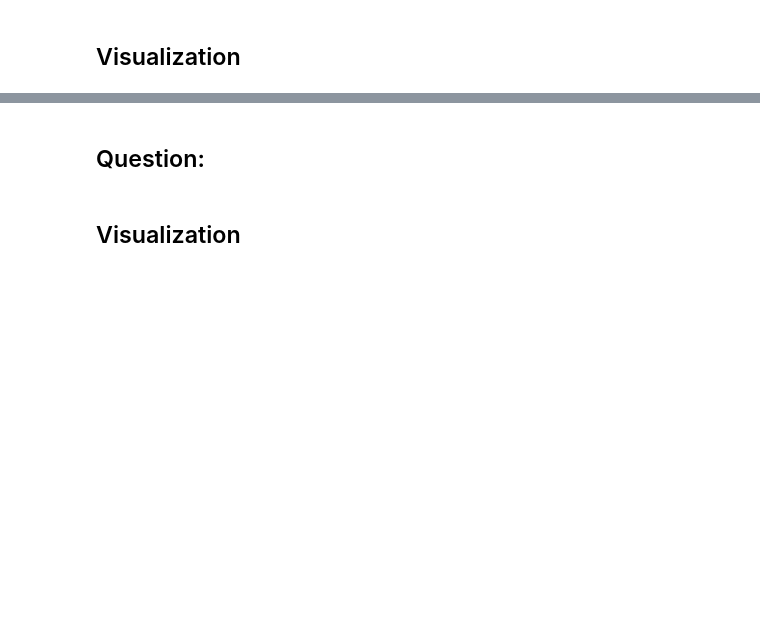
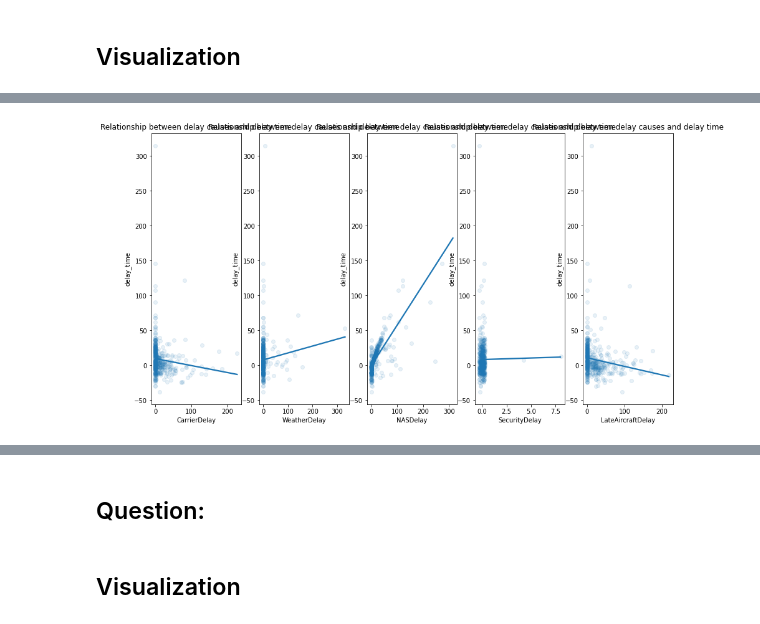
Before and after one commit to ssarrayya/alx-udacity_data-visualization, a Jupyter notebook: Part_I_exploration_template.ipynb, the cells around one changed output, grey strips where cells are left out. Cells and saved outputs as stored; diff of their text form; code cells hidden in the pictures; blank space fills up the shorter version.

```diff
--- a/Part_I_exploration_template.ipynb
+++ b/Part_I_exploration_template.ipynb
@@ -510,0 +534,15 @@ holiday_df.info()
+# %%
+variables = ['CarrierDelay', 'WeatherDelay', 'NASDelay', 'SecurityDelay', 'LateAircraftDelay']
+# %%
+# sample 2000 flights so plots load faster
+sample = np.random.choice(flight_dets.shape[0], 2000, replace=False)
+flight_samp = flight_dets.loc[sample, :]
+
+x = 1
+plt.figure(figsize=[15,8])
+for _ in variables:
+  plt.subplot(1, 5, x)
+  sb.regplot(flight_samp[_], flight_samp['delay_time'], x_jitter=0.3, scatter_kws={'alpha':1/10}, ci=None);
+  x += 1
+# %% [output]
+[figure, added]
```
Also changed, not shown: parts of 32 cells of this notebook.
